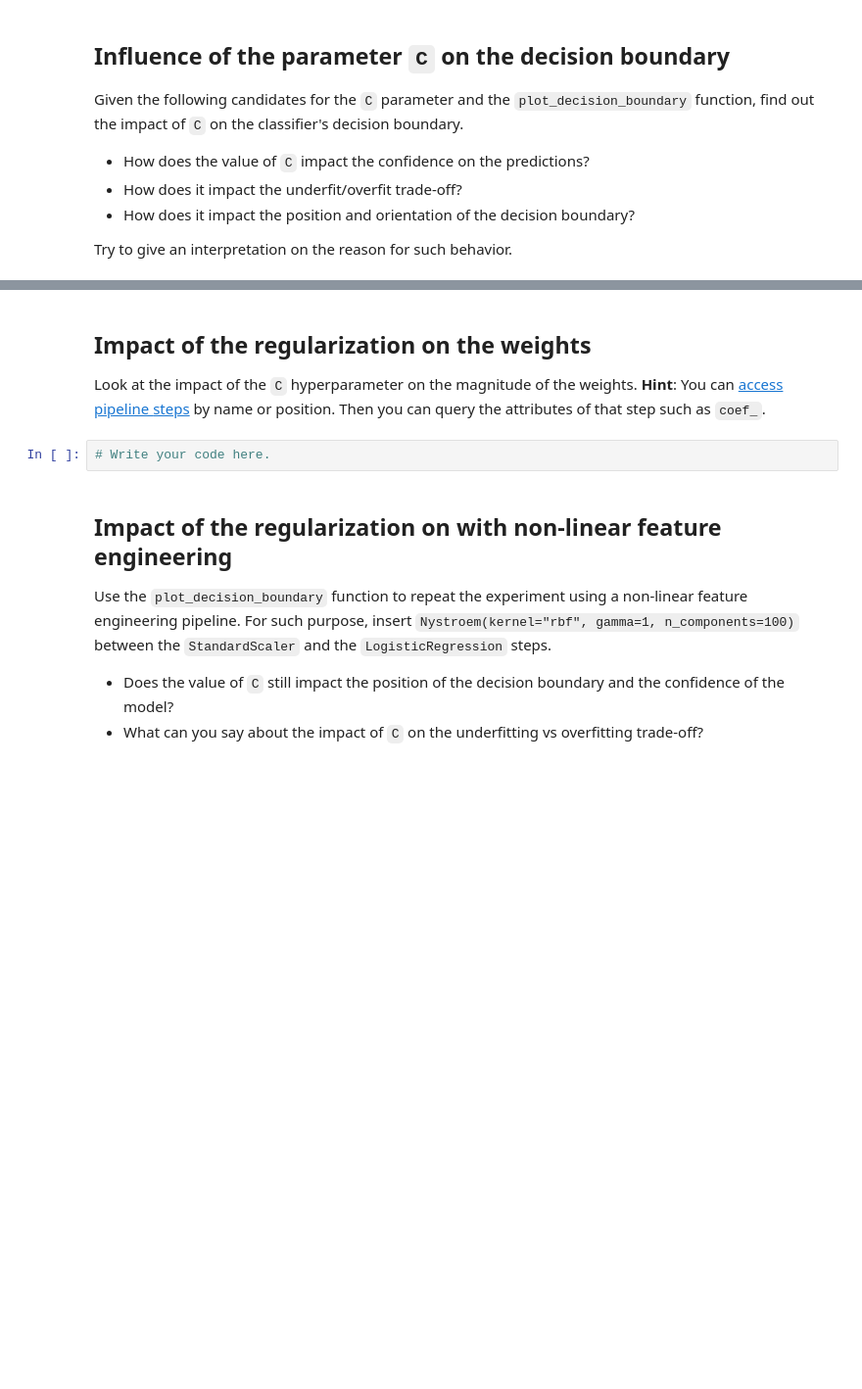
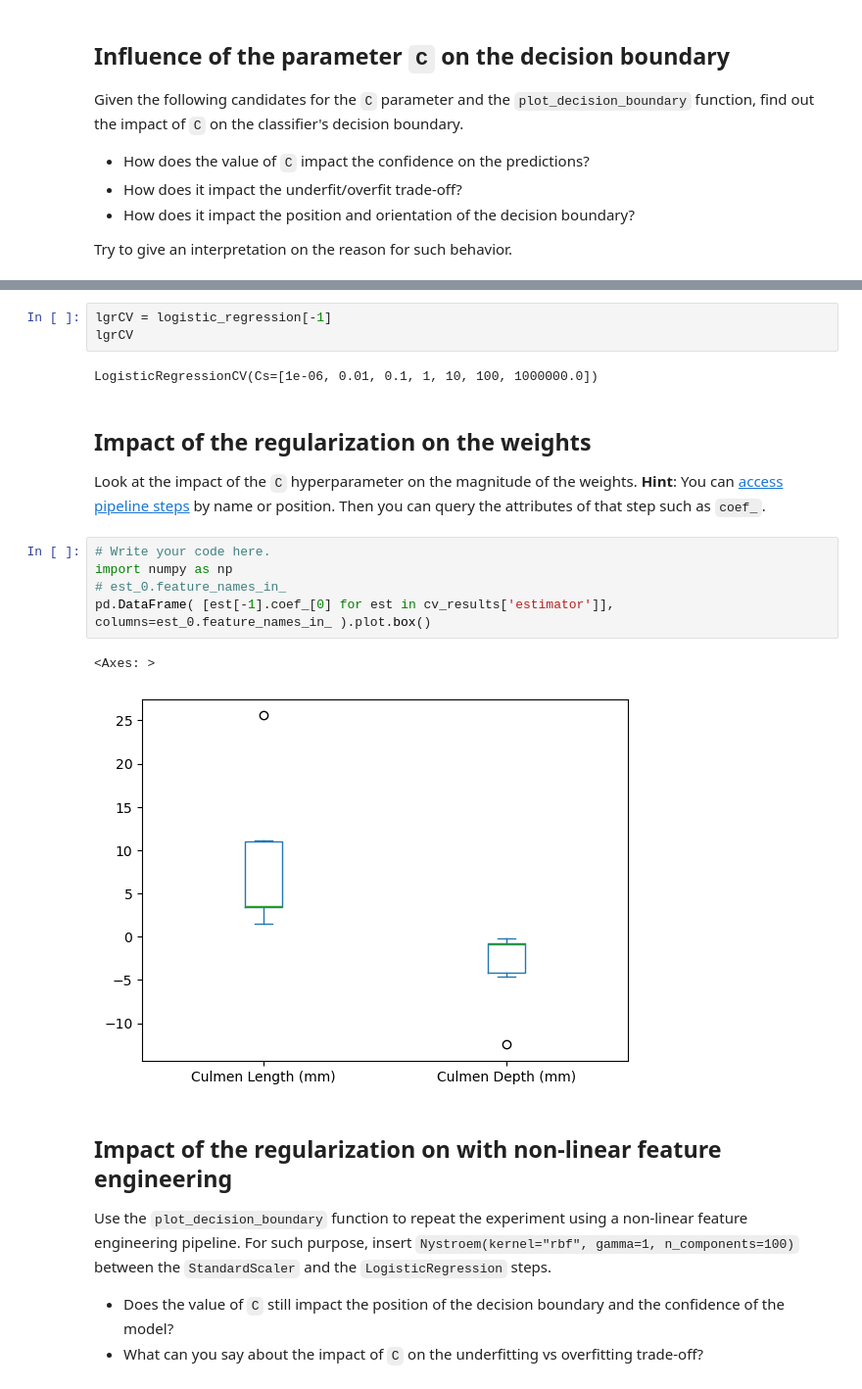
Before and after one commit to alfaceor/ceor_data, a Jupyter notebook: MachineLearning_Bucket/FunMooc/Notebooks/Chap04_Ex_M4_04.ipynb, the cells around one changed output, grey strips where cells are left out. Shown: that part at 98% size. Drawn from its saved outputs; the diff is of its cells as text; blank space fills up the shorter version.

```diff
--- a/MachineLearning_Bucket/FunMooc/Notebooks/Chap04_Ex_M4_04.ipynb
+++ b/MachineLearning_Bucket/FunMooc/Notebooks/Chap04_Ex_M4_04.ipynb
@@ -118,3 +193,8 @@ Cs = [1e-6, 0.01, 0.1, 1, 10, 100, 1e6]
+# %%
+lgrCV = logistic_regression[-1]
+lgrCV
+# %% [output]
+LogisticRegressionCV(Cs=[1e-06, 0.01, 0.1, 1, 10, 100, 1000000.0])
 # %% [markdown]
 ## Impact of the regularization on the weights
 
@@ -123,8 +203,14 @@ Look at the impact of the `C` hyperparameter on the magnitude of the weights.
 steps](https://scikit-learn.org/stable/modules/compose.html#access-pipeline-steps)
 by name or position. Then you can query the attributes of that step such as
 `coef_`.
-# %%
-# Write your code here.
+# %%
+# Write your code here.
+import numpy as np
+# est_0.feature_names_in_
+pd.DataFrame( [est[-1].coef_[0] for est in cv_results['estimator']], columns=est_0.feature_names_in_ ).plot.box()
+# %% [output]
+<Axes: >
+[figure, added]
 # %% [markdown]
 ## Impact of the regularization on with non-linear feature engineering
 
```
Also changed, not shown: parts of 12 cells of this notebook, 11 other files.
